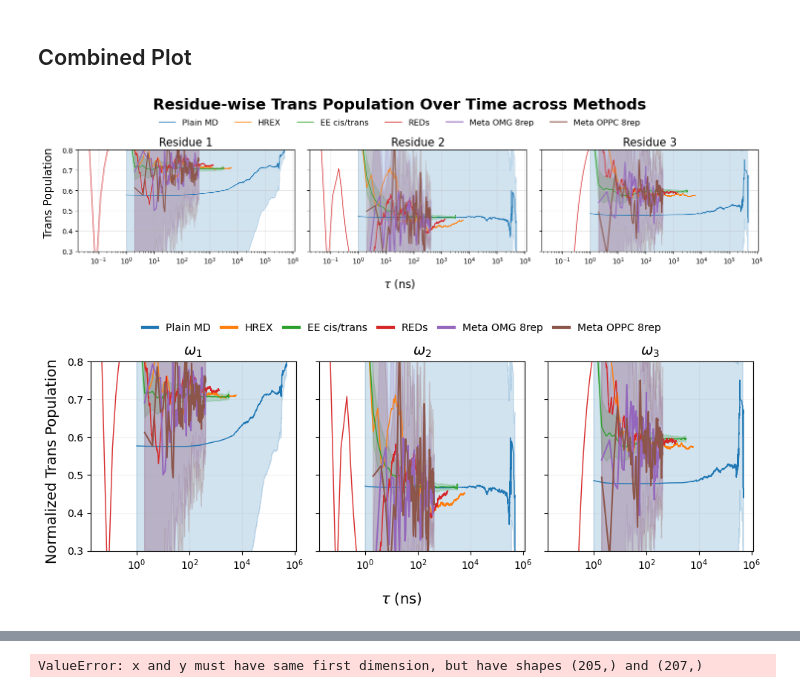
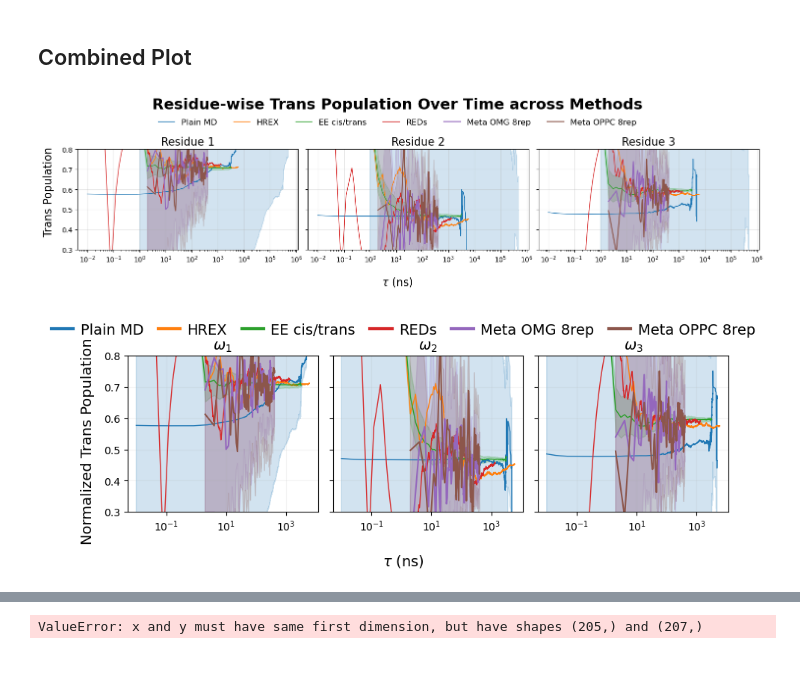
Before and after one commit to starwingc/peptoid_ESM, a Jupyter notebook: Analysis/population_over_time_res_all.ipynb, the cells around one changed output, grey strips where cells are left out. Drawn from its saved outputs; the diff is of its cells as text; code cells hidden in the pictures; blank space fills up the shorter version.

```diff
--- a/Analysis/population_over_time_res_all.ipynb
+++ b/Analysis/population_over_time_res_all.ipynb
@@ -518,7 +518,7 @@ for res in range(res_num):
     x = np.arange(1, plain_md_population_mean.shape[1] + 1)
     mean = plain_md_population_mean[res]
     std = plain_md_population_std[res]
-    ax.plot(x, mean, color=method_colors["Plain MD"], label="Plain MD", linewidth=1)
+    ax.plot(x * 0.01, mean, color=method_colors["Plain MD"], label="Plain MD", linewidth=1)
     ax.fill_between(x, mean - std, mean + std, alpha=0.2, color=method_colors["Plain MD"])
 
     # --- HREX ---
@@ -573,7 +573,7 @@ fig.tight_layout(rect=[0.01, 0, 1, 0.93])
 plt.savefig("fig/population_over_time_all_res_log_scale.png", dpi=300)
 plt.show()
 # %% [output]
-[figure, old version]
+[figure, new version]
 # %%
 import numpy as np
 import matplotlib.pyplot as plt
@@ -594,14 +594,14 @@ method_colors = {
 # Create figure and axes
 # ----------------------------
 res_num = 3
-fig, axes = plt.subplots(1, res_num, figsize=(10, 4), sharey=True)
+fig, axes = plt.subplots(1, res_num, figsize=(9, 3.5), sharey=True)
 
 for res in range(res_num):
     ax = axes[res]
 
     # --- Plain MD ---
     # Assuming plain_md_population_mean is defined
-    x = np.arange(1, plain_md_population_mean.shape[1] + 1)
+    x = np.arange(1, plain_md_population_mean.shape[1] + 1) *0.01
     mean = plain_md_population_mean[res]
     std = plain_md_population_std[res]
     ax.plot(x, mean, color=method_colors["Plain MD"], label="Plain MD", linewidth=1)
@@ -652,35 +652,37 @@ for res in range(res_num):
 # ----------------------------
 # Global legend and layout
 # ----------------------------
 
 # Shared Axis Labels
 fig.supxlabel(r'$\tau$ (ns)', fontsize=14)
 fig.supylabel("Normalized Trans Population", fontsize=14)
 
 # Extract handles and labels from the first subplot
 handles, labels = axes[0].get_legend_handles_labels()
 
 # Create the top-edge legend
 leg = fig.legend(
     handles,
     labels,
     loc='upper center',         # Anchor point on the legend box
     bbox_to_anchor=(0.5, 1.0),  # Anchor point on the figure (Top Center)
-    ncol=len(labels),           # Dynamic columns
+    ncol=len(labels),           # Dynamic column count based on labels
     frameon=False,
-    fontsize=10,
     handlelength=1.5,
-    columnspacing=1.0
+    handletextpad=0.5,
+    columnspacing=1.0,
+    fontsize=14
 )
+
 
 # Thicken the legend lines (visual trick)
 for line in leg.get_lines():
     line.set_linewidth(3.0)
 
 # Adjust layout to leave top 10% empty for legend
 plt.tight_layout(rect=[0, 0, 1, 0.93])
 
-plt.savefig("fig/population_over_time_all_res_log_scale.png", dpi=600)
+plt.savefig("fig/population_over_time_all_res_log_scale.png", dpi=300)
 plt.show()
 # %% [output]
-[figure, old version]
+[figure, new version]
```
Also changed, not shown: parts of 2 cells of this notebook, 9 other files.
